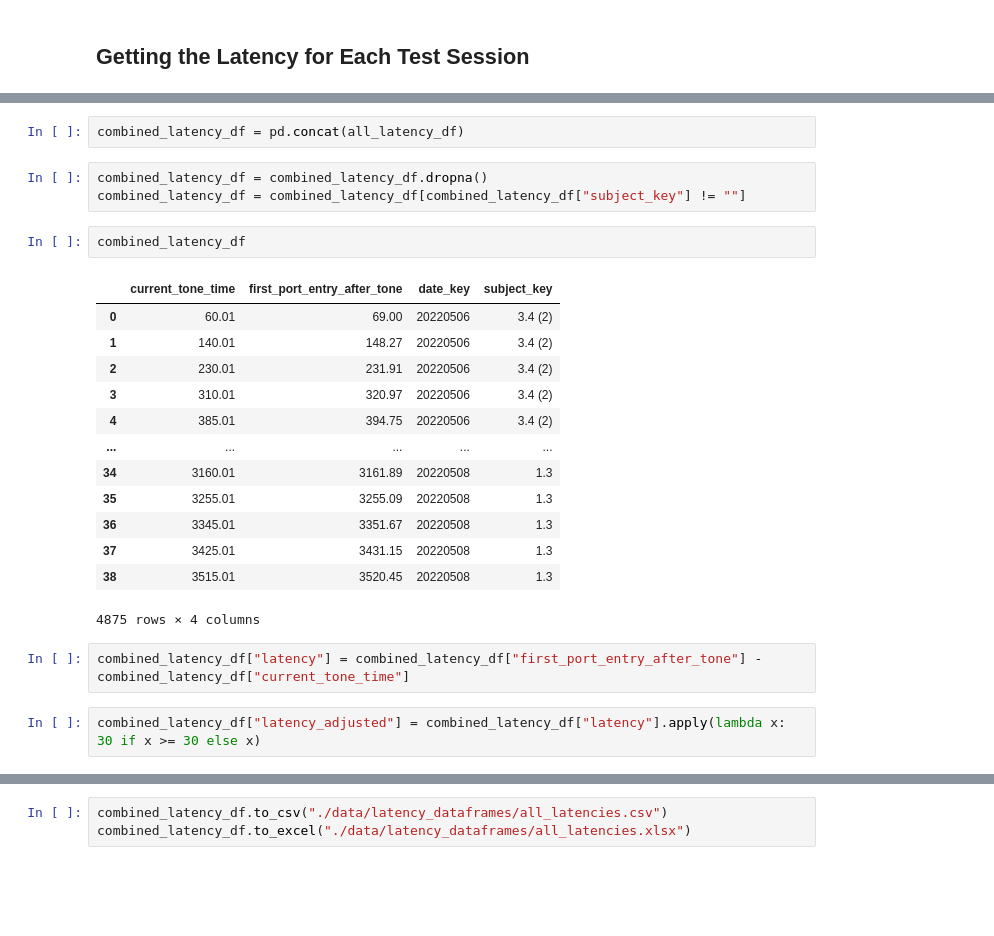
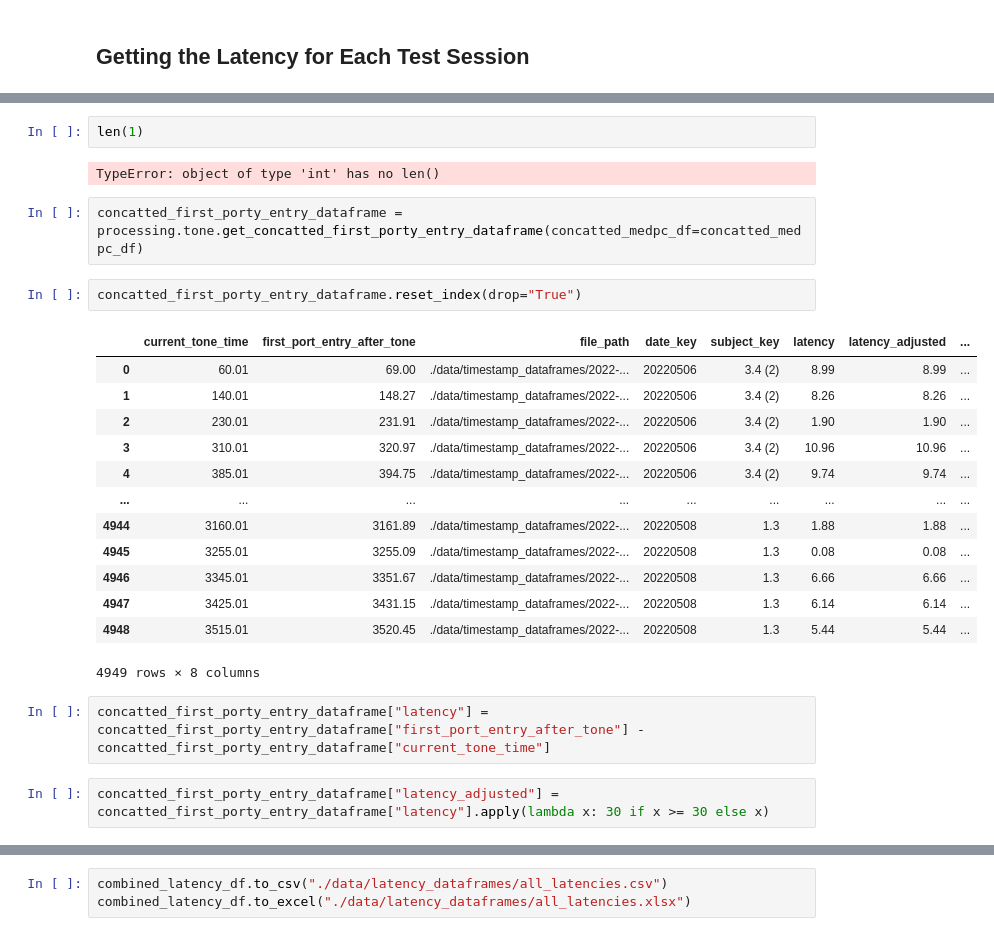
Before and after one commit to padillacoreanolab/med_pc_repo, a Jupyter notebook: results/2022_05_02_log_processing/med_pc_group_analysis.ipynb, the cells around one changed output, grey strips where cells are left out. Cells and saved outputs as stored; diff of their text form; blank space fills up the shorter version.

```diff
--- a/results/2022_05_02_log_processing/med_pc_group_analysis.ipynb
+++ b/results/2022_05_02_log_processing/med_pc_group_analysis.ipynb
@@ -305,26 +128,27 @@ all_latency_df = [v["latency_df"] for k, v in file_path_to_med_pc_data_with_late
-# %%
-combined_latency_df = pd.concat(all_latency_df)
-# %%
-combined_latency_df = combined_latency_df.dropna()
-combined_latency_df = combined_latency_df[combined_latency_df["subject_key"] != ""]
-# %%
-combined_latency_df
-# %% [output]
-|  | current_tone_time | first_port_entry_after_tone | date_key | subject_key |
-| 0 | 60.01 | 69.00 | 20220506 | 3.4 (2) |
-| 1 | 140.01 | 148.27 | 20220506 | 3.4 (2) |
-| 2 | 230.01 | 231.91 | 20220506 | 3.4 (2) |
-| 3 | 310.01 | 320.97 | 20220506 | 3.4 (2) |
-| 4 | 385.01 | 394.75 | 20220506 | 3.4 (2) |
-| ... | ... | ... | ... | ... |
-| 34 | 3160.01 | 3161.89 | 20220508 | 1.3 |
-| 35 | 3255.01 | 3255.09 | 20220508 | 1.3 |
-| 36 | 3345.01 | 3351.67 | 20220508 | 1.3 |
-| 37 | 3425.01 | 3431.15 | 20220508 | 1.3 |
-| 38 | 3515.01 | 3520.45 | 20220508 | 1.3 |
-4875 rows × 4 columns
+# %%
+len(1)
+# %% [output]
+TypeError: object of type 'int' has no len()
+# %%
+concatted_first_porty_entry_dataframe = processing.tone.get_concatted_first_porty_entry_dataframe(concatted_medpc_df=concatted_medpc_df)
+# %%
+concatted_first_porty_entry_dataframe.reset_index(drop="True")
+# %% [output]
+|  | current_tone_time | first_port_entry_after_tone | file_path | date_key | subject_key | latency | latency_adjusted | ... |
+| 0 | 60.01 | 69.00 | ./data/timestamp_dataframes/2022-... | 20220506 | 3.4 (2) | 8.99 | 8.99 | ... |
+| 1 | 140.01 | 148.27 | ./data/timestamp_dataframes/2022-... | 20220506 | 3.4 (2) | 8.26 | 8.26 | ... |
+| 2 | 230.01 | 231.91 | ./data/timestamp_dataframes/2022-... | 20220506 | 3.4 (2) | 1.90 | 1.90 | ... |
+| 3 | 310.01 | 320.97 | ./data/timestamp_dataframes/2022-... | 20220506 | 3.4 (2) | 10.96 | 10.96 | ... |
+| 4 | 385.01 | 394.75 | ./data/timestamp_dataframes/2022-... | 20220506 | 3.4 (2) | 9.74 | 9.74 | ... |
+| ... | ... | ... | ... | ... | ... | ... | ... | ... |
+| 4944 | 3160.01 | 3161.89 | ./data/timestamp_dataframes/2022-... | 20220508 | 1.3 | 1.88 | 1.88 | ... |
+| 4945 | 3255.01 | 3255.09 | ./data/timestamp_dataframes/2022-... | 20220508 | 1.3 | 0.08 | 0.08 | ... |
+| 4946 | 3345.01 | 3351.67 | ./data/timestamp_dataframes/2022-... | 20220508 | 1.3 | 6.66 | 6.66 | ... |
+| 4947 | 3425.01 | 3431.15 | ./data/timestamp_dataframes/2022-... | 20220508 | 1.3 | 6.14 | 6.14 | ... |
+| 4948 | 3515.01 | 3520.45 | ./data/timestamp_dataframes/2022-... | 20220508 | 1.3 | 5.44 | 5.44 | ... |
+4949 rows × 8 columns
 # %%
-combined_latency_df["latency"] = combined_latency_df["first_port_entry_after_tone"] - combined_latency_df["current_tone_time"]
+concatted_first_porty_entry_dataframe["latency"] = concatted_first_porty_entry_dataframe["first_port_entry_after_tone"] - concatted_first_porty_entry_dataframe["current_tone_time"]
 # %%
-combined_latency_df["latency_adjusted"] = combined_latency_df["latency"].apply(lambda x: 30 if x >= 30 else x)
+concatted_first_porty_entry_dataframe["latency_adjusted"] = concatted_first_porty_entry_dataframe["latency"].apply(lambda x: 30 if x >= 30 else x)
 # %%
```
Also changed, not shown: parts of 48 cells of this notebook, 2 other files.
